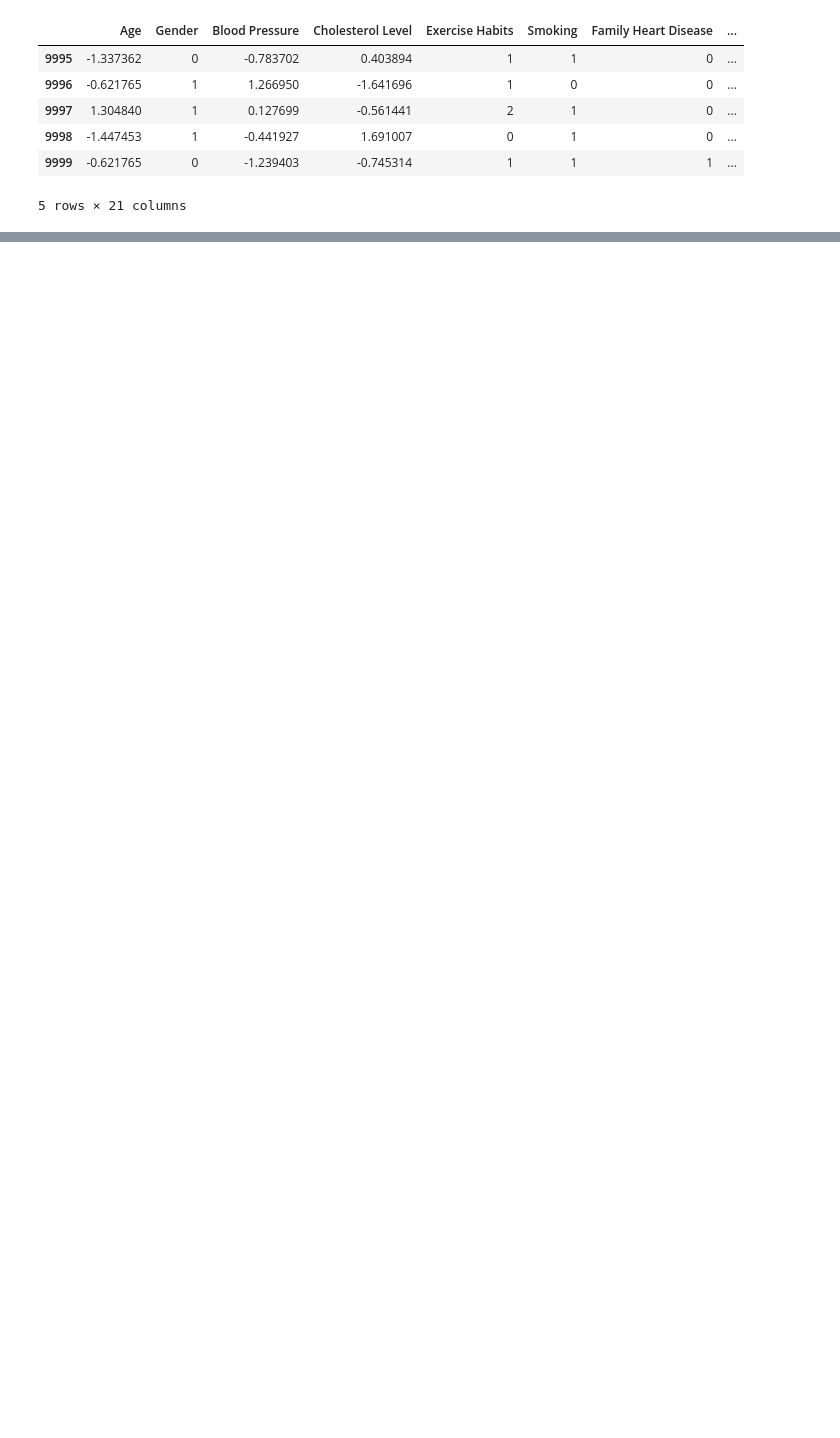
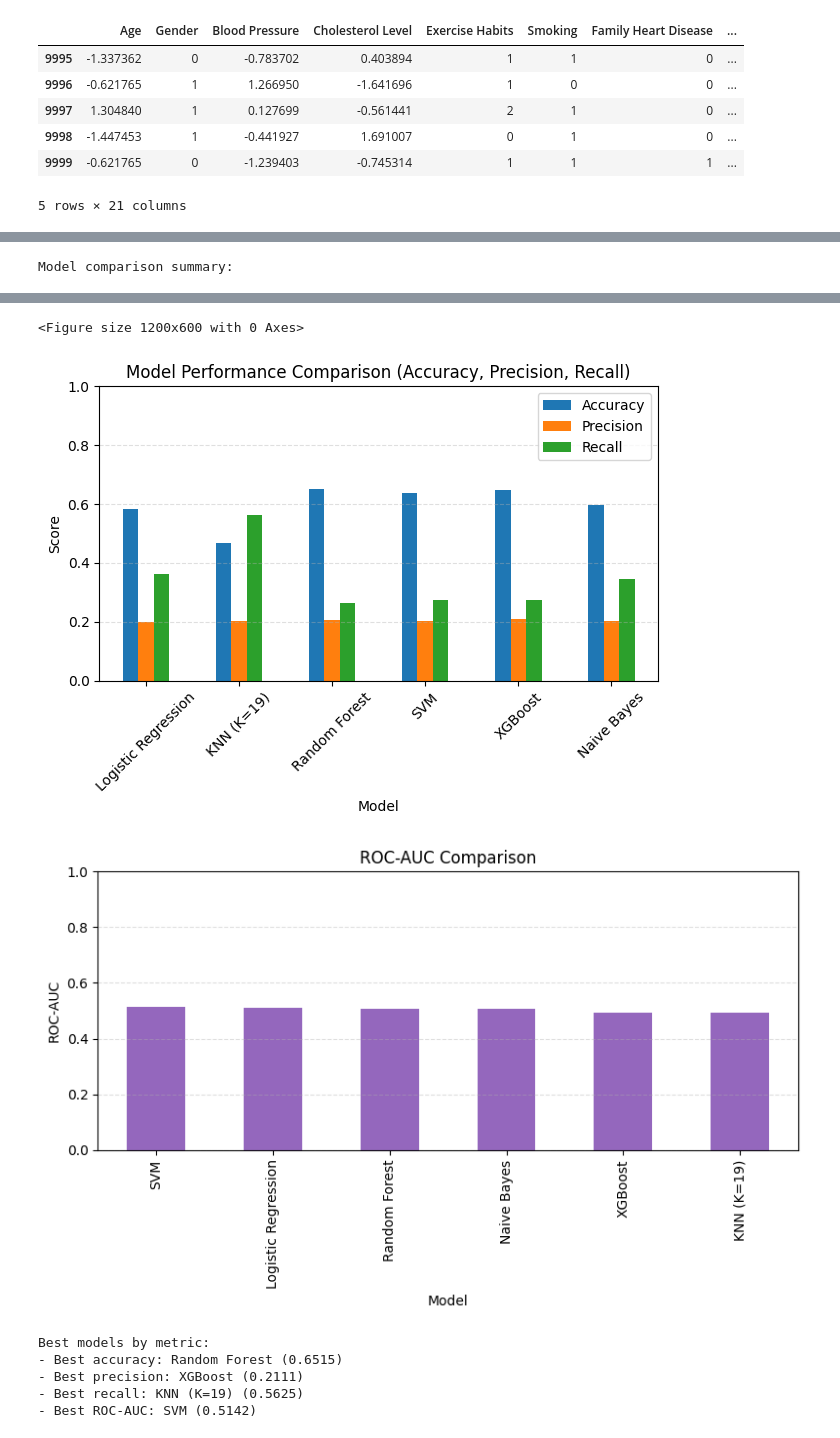
Before and after one commit to NehalKashif/Heart-Disease-Detector, a Jupyter notebook: dataset.ipynb, the cells around one changed output, grey strips where cells are left out. Drawn from its saved outputs; the diff is of its cells as text; code cells hidden in the pictures; blank space fills up the shorter version.

```diff
--- a/dataset.ipynb
+++ b/dataset.ipynb
@@ -484,0 +1150,34 @@ Stored results for model comparison ✅
+# %%
+# Compare all model results
+comparison_df = pd.DataFrame([lr_results, knn_results, rf_results, svm_results, xgb_results, nb_results])
+comparison_df = comparison_df.set_index('Model')
+
+print("Model comparison summary:")
+display(comparison_df)
+
+# Plot overall comparison
+plt.figure(figsize=(12, 6))
+comparison_df[['Accuracy', 'Precision', 'Recall']].plot(kind='bar', rot=45)
+plt.title('Model Performance Comparison (Accuracy, Precision, Recall)')
+plt.ylabel('Score')
+plt.ylim(0, 1)
+plt.grid(axis='y', linestyle='--', alpha=0.4)
+plt.tight_layout()
+plt.show()
+
+plt.figure(figsize=(8, 5))
+comparison_df['ROC-AUC'].sort_values(ascending=False).plot(kind='bar', color='tab:purple')
+plt.title('ROC-AUC Comparison')
+plt.ylabel('ROC-AUC')
+plt.ylim(0, 1)
+plt.grid(axis='y', linestyle='--', alpha=0.4)
+plt.tight_layout()
+plt.show()
+
+print("Best models by metric:")
+print(f"- Best accuracy: {comparison_df['Accuracy'].idxmax()} ({comparison_df['Accuracy'].max():.4f})")
+print(f"- Best precision: {comparison_df['Precision'].idxmax()} ({comparison_df['Precision'].max():.4f})")
+print(f"- Best recall: {comparison_df['Recall'].idxmax()} ({comparison_df['Recall'].max():.4f})")
+print(f"- Best ROC-AUC: {comparison_df['ROC-AUC'].idxmax()} ({comparison_df['ROC-AUC'].max():.4f})")
+# %% [output]
+Model comparison summary:
@@ -484,0 +1192,8 @@ Stored results for model comparison ✅
+<Figure size 1200x600 with 0 Axes>
+[figure, added]
+[figure, added]
+Best models by metric:
+- Best accuracy: Random Forest (0.6515)
+- Best precision: XGBoost (0.2111)
+- Best recall: KNN (K=19) (0.5625)
+- Best ROC-AUC: SVM (0.5142)
```
Also changed, not shown: parts of 33 cells of this notebook.
